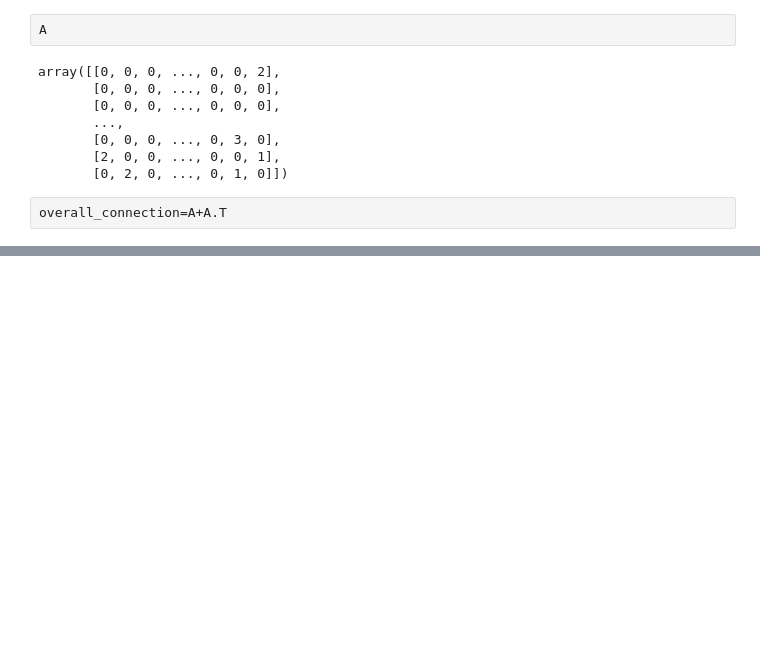
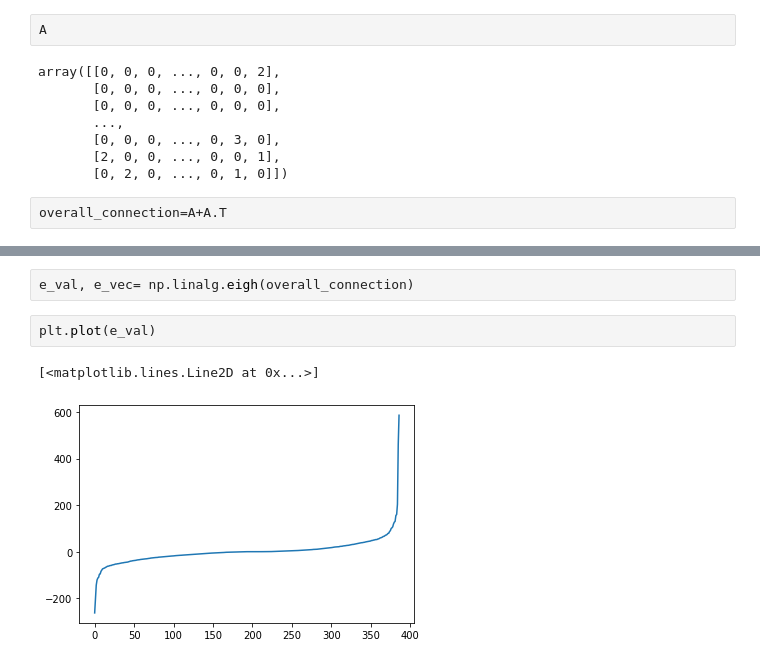
Before and after one commit to sekunder/clustering, a Jupyter notebook: larval_mb.ipynb, the cells around one changed output, grey strips where cells are left out. Cells and saved outputs as stored; diff of their text form; blank space fills up the shorter version.

```diff
--- a/larval_mb.ipynb
+++ b/larval_mb.ipynb
@@ -145,0 +160,7 @@ SyntaxError: invalid syntax (1946663360.py, line 1)
+# %%
+e_val, e_vec= np.linalg.eigh(overall_connection)
+# %%
+plt.plot(e_val)
+# %% [output]
+[<matplotlib.lines.Line2D at 0x...>]
+[figure, added]
```
Also changed, not shown: parts of 9 cells of this notebook.
